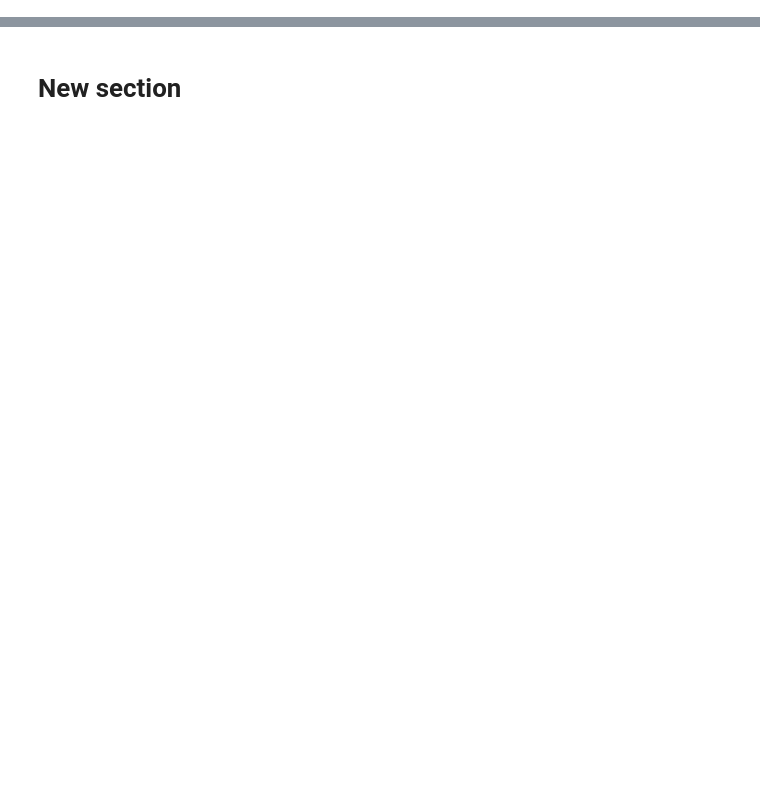
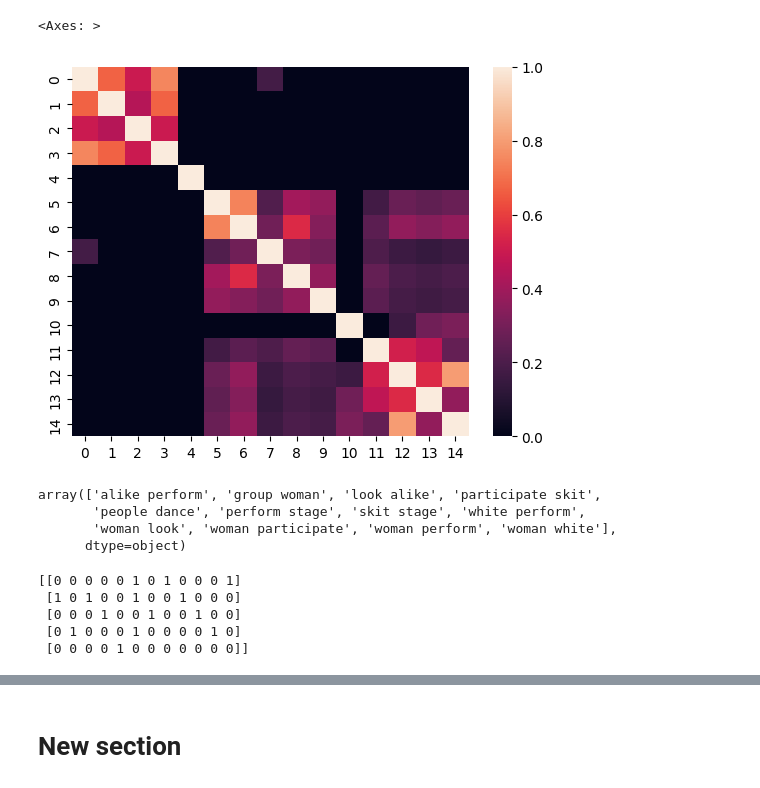
Before and after one commit to ak-malone/NLU, a Jupyter notebook: examples.ipynb, the cells around one changed output, grey strips where cells are left out. Drawn from its saved outputs; the diff is of its cells as text; code cells hidden in the pictures; blank space fills up the shorter version.

```diff
--- a/examples.ipynb
+++ b/examples.ipynb
@@ -132,0 +90,19 @@ woman look alike perform stage
+# %%
+pic16 = ['A little girl covered in paint sits in front of a painted rainbow with her hands in a bowl.',
+         'A little girl is sitting in front of a large painted rainbow.',
+         'A small girl in the grass plays with fingerpaints in front of a white canvas with a rainbow on it.',
+         'There is a girl with pigtails sitting in front of a rainbow painting.',
+         'Young girl with pigtails painting outside in the grass.']
+pic2 = ['A child in a pink dress is climbing up a set of stairs in an entry way.',
+        'A girl going into a wooden building.',
+        'A little girl climbing into a wooden playhouse',
+        'A little girl in a pink dress going into a wooden cabin.',
+        'A little girl climbing the stairs to her playhouse.']
+# %%
+processed_pic16 = process(pic16)
+# %%
+processed_pic2 = process(pic2)
+# %%
+cv = CountVectorizer()
+X3 = cv.fit_transform(processed_pic11013+processed_pic16+processed_pic2)
+cv.get_feature_names_out()
@@ -133,2 +117,25 @@ woman look alike perform stage
+# %%
+
+sns.heatmap(cosine_similarity(X3))
+# %% [output]
+<Axes: >
+[figure, added]
+# %%
+vectorizer2 = CountVectorizer(analyzer='word', ngram_range=(2, 2))
+X2 = vectorizer2.fit_transform(processed_pic11013)
+vectorizer2.get_feature_names_out()
+# %% [output]
+array(['alike perform', 'group woman', 'look alike', 'participate skit',
+       'people dance', 'perform stage', 'skit stage', 'white perform',
+       'woman look', 'woman participate', 'woman perform', 'woman white'],
+      dtype=object)
+# %%
+print(X2.toarray())
+# %% [output]
+[[0 0 0 0 0 1 0 1 0 0 0 1]
+ [1 0 1 0 0 1 0 0 1 0 0 0]
+ [0 0 0 1 0 0 1 0 0 1 0 0]
+ [0 1 0 0 0 1 0 0 0 0 1 0]
+ [0 0 0 0 1 0 0 0 0 0 0 0]]
 # %%
 vectorizer = TfidfVectorizer()
```
Also changed, not shown: parts of 35 cells of this notebook.
